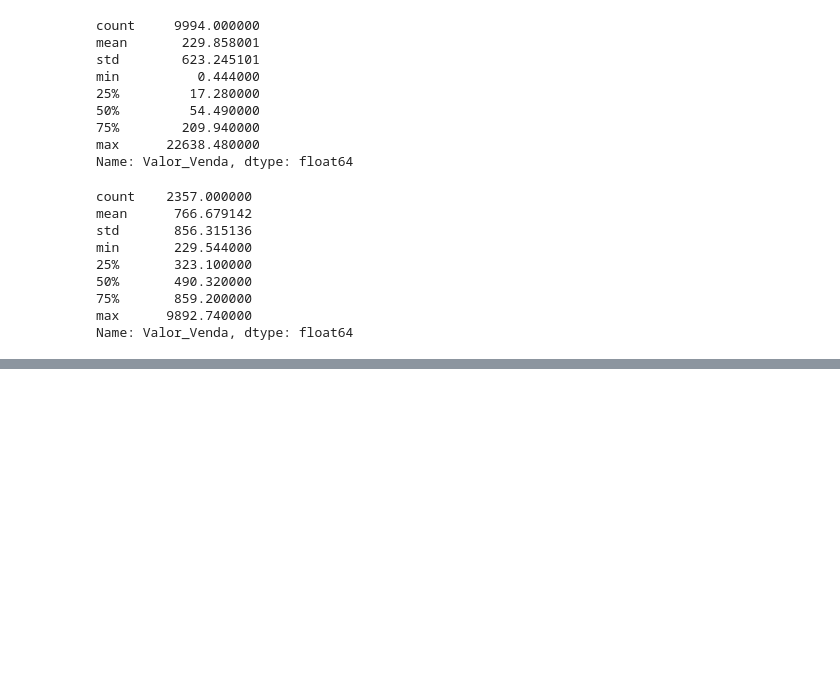
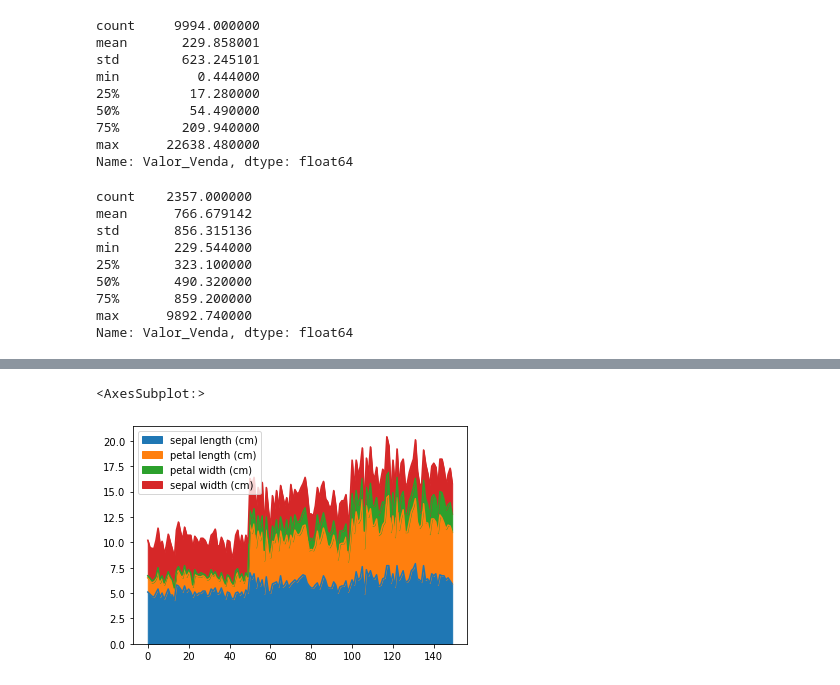
Before and after one commit to ademirmendonca/ManipulandoDados-Pandas, a Jupyter notebook: ManipulandoDados-Pandas.ipynb, the cells around one changed output, grey strips where cells are left out. Cells and saved outputs as stored; diff of their text form; code cells hidden in the pictures; blank space fills up the shorter version.

```diff
--- a/ManipulandoDados-Pandas.ipynb
+++ b/ManipulandoDados-Pandas.ipynb
@@ -397,0 +654,7 @@ dsa_df[dsa_df['Quantidade'].isin([5, 7, 9, 11])][:10]
+# %%
+# Filtrando dados por colunas específicas.
+columns = ['sepal length (cm)', 'petal length (cm)', 'petal width (cm)','sepal width (cm)']
+df[columns].plot.area()
+# %% [output]
+<AxesSubplot:>
+[figure, added]
```
Also changed, not shown: parts of 50 cells of this notebook, 1 other file.
